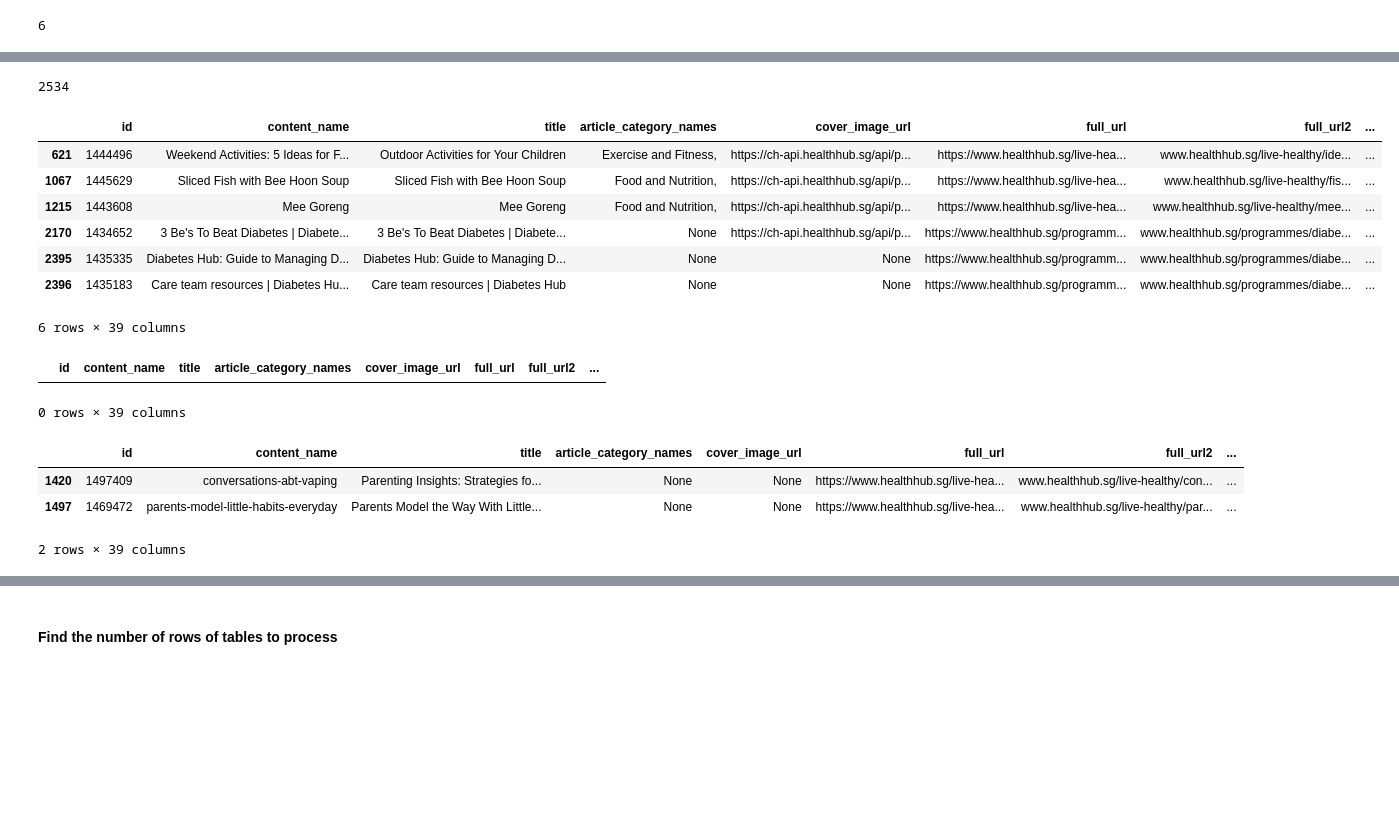
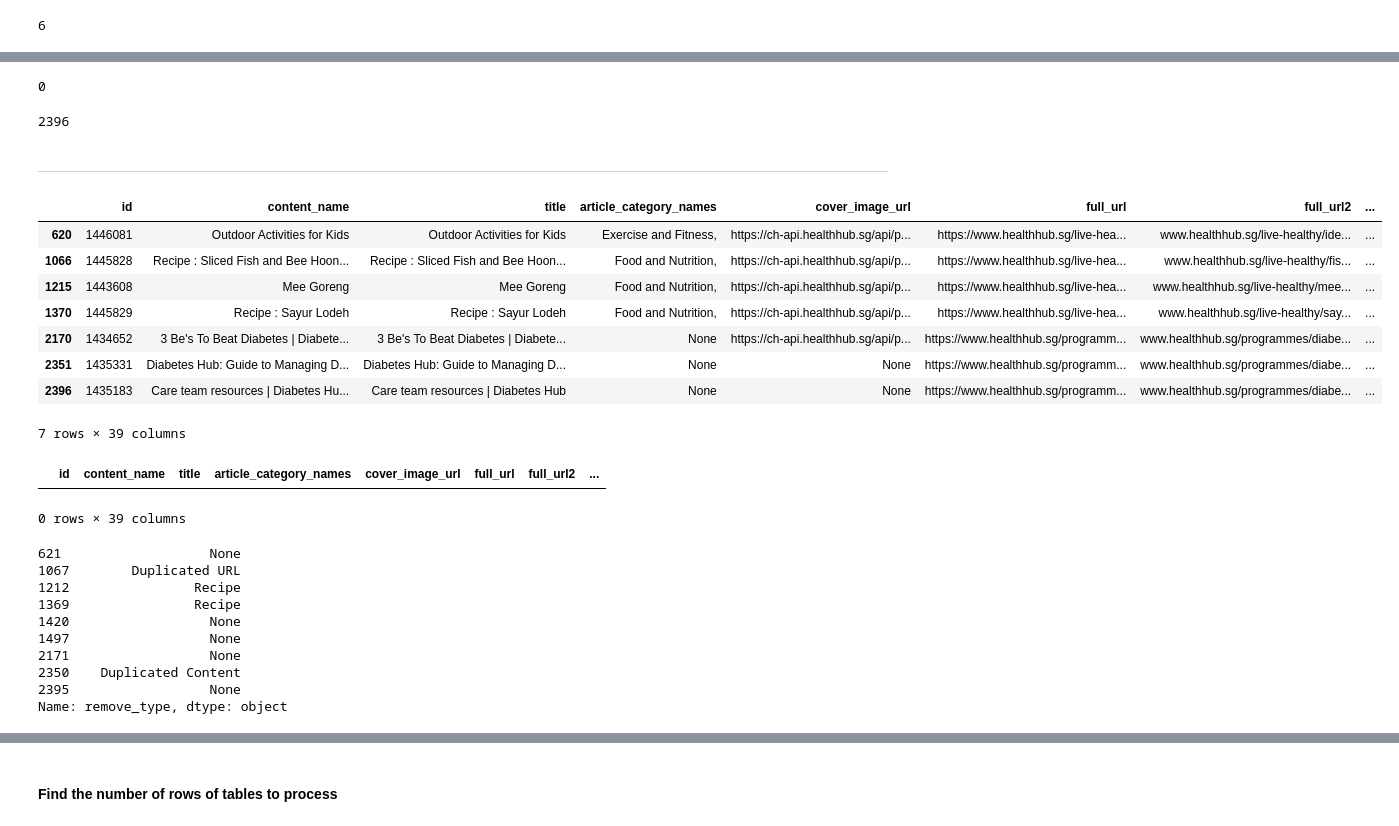
Before and after one commit to Synapxe-DNA/azure-conversational-assistant, a Jupyter notebook: notebooks/azure_data_actual.ipynb, the cells around one changed output, grey strips where cells are left out. Drawn from its saved outputs; the diff is of its cells as text; code cells hidden in the pictures; blank space fills up the shorter version.

Commit message:
Updated azure rag notebooks with testing of URL Error removal

```diff
--- a/notebooks/azure_data_actual.ipynb
+++ b/notebooks/azure_data_actual.ipynb
@@ -58,6 +72,3 @@ df.loc[df["remove_type"] == "No HTML Tags"].shape[0]
-# %%
-# Remove articles with 'No HTML Tags' from the 'remove_type' column
-df = df.loc[df["remove_type"] != "No HTML Tags"]
 # %%
 df.loc[df["remove_type"] == "No HTML Tags"].shape[0]
 # %% [output]
@@ -98,16 +116,29 @@ df.loc[df["remove_type"] == "Multilingual"].shape[0]
+# %%
+# Remove 'URL Error' from 'remove_type' column
+df = df[df["remove_type"] != "URL Error"]
+# %%
+# Check that articles with `URL Error` have been removed
+df.loc[df["remove_type"] == "URL Error"].shape[0]
+# %% [output]
+0
 # %%
 df.shape[0]
 # %% [output]
-2534
+2396
-# %%
-df.loc[df["id"].isin([1444496, 1445828, 1445798, 1444751, 1435183, 1435188, 1434614])]
-# %% [output]
-|  | id | content_name | title | article_category_names | cover_image_url | full_url | full_url2 | ... |
-| 621 | 1444496 | Weekend Activities: 5 Ideas for F... | Outdoor Activities for Your Children | Exercise and Fitness, | https://ch-api.healthhub.sg/api/p... | https://www.healthhub.sg/live-hea... | www.healthhub.sg/live-healthy/ide... | ... |
-| 1067 | 1445629 | Sliced Fish with Bee Hoon Soup | Sliced Fish with Bee Hoon Soup | Food and Nutrition, | https://ch-api.healthhub.sg/api/p... | https://www.healthhub.sg/live-hea... | www.healthhub.sg/live-healthy/fis... | ... |
-| 1215 | 1443608 | Mee Goreng | Mee Goreng | Food and Nutrition, | https://ch-api.healthhub.sg/api/p... | https://www.healthhub.sg/live-hea... | www.healthhub.sg/live-healthy/mee... | ... |
-| 2170 | 1434652 | 3 Be's To Beat Diabetes | Diabete... | 3 Be's To Beat Diabetes | Diabete... | None | https://ch-api.healthhub.sg/api/p... | https://www.healthhub.sg/programm... | www.healthhub.sg/programmes/diabe... | ... |
-| 2395 | 1435335 | Diabetes Hub: Guide to Managing D... | Diabetes Hub: Guide to Managing D... | None | None | https://www.healthhub.sg/programm... | www.healthhub.sg/programmes/diabe... | ... |
-| 2396 | 1435183 | Care team resources | Diabetes Hu... | Care team resources | Diabetes Hub | None | None | https://www.healthhub.sg/programm... | www.healthhub.sg/programmes/diabe... | ... |
-6 rows × 39 columns
+# %% [markdown]
+<hr>
+# %%
+# Blacklist of articles with duplicated URLs to remove
+blacklist = [1446081, 1445828, 1443608, 1445829, 1435183, 1435331, 1434652]
+df.loc[df["id"].isin(blacklist)]
+# %% [output]
+|  | id | content_name | title | article_category_names | cover_image_url | full_url | full_url2 | ... |
+| 620 | 1446081 | Outdoor Activities for Kids | Outdoor Activities for Kids | Exercise and Fitness, | https://ch-api.healthhub.sg/api/p... | https://www.healthhub.sg/live-hea... | www.healthhub.sg/live-healthy/ide... | ... |
+| 1066 | 1445828 | Recipe : Sliced Fish and Bee Hoon... | Recipe : Sliced Fish and Bee Hoon... | Food and Nutrition, | https://ch-api.healthhub.sg/api/p... | https://www.healthhub.sg/live-hea... | www.healthhub.sg/live-healthy/fis... | ... |
+| 1215 | 1443608 | Mee Goreng | Mee Goreng | Food and Nutrition, | https://ch-api.healthhub.sg/api/p... | https://www.healthhub.sg/live-hea... | www.healthhub.sg/live-healthy/mee... | ... |
+| 1370 | 1445829 | Recipe : Sayur Lodeh | Recipe : Sayur Lodeh | Food and Nutrition, | https://ch-api.healthhub.sg/api/p... | https://www.healthhub.sg/live-hea... | www.healthhub.sg/live-healthy/say... | ... |
+| 2170 | 1434652 | 3 Be's To Beat Diabetes | Diabete... | 3 Be's To Beat Diabetes | Diabete... | None | https://ch-api.healthhub.sg/api/p... | https://www.healthhub.sg/programm... | www.healthhub.sg/programmes/diabe... | ... |
+| 2351 | 1435331 | Diabetes Hub: Guide to Managing D... | Diabetes Hub: Guide to Managing D... | None | None | https://www.healthhub.sg/programm... | www.healthhub.sg/programmes/diabe... | ... |
+| 2396 | 1435183 | Care team resources | Diabetes Hu... | Care team resources | Diabetes Hub | None | None | https://www.healthhub.sg/programm... | www.healthhub.sg/programmes/diabe... | ... |
+7 rows × 39 columns
 # %%
@@ -116,15 +147,24 @@ df = df[~df["id"].isin([1444496, 1445828, 1445798, 1444751, 1435183, 1435188, 14
-# %%
-df.loc[df["id"].isin([1444496, 1445828, 1445798, 1444751, 1435183, 1435188, 1434614])]
-# %% [output]
-|  | id | content_name | title | article_category_names | cover_image_url | full_url | full_url2 | ... |
-0 rows × 39 columns
-# %%
-df.loc[df["id"].isin([1495949, 1445972])]
-# %% [output]
-|  | id | content_name | title | article_category_names | cover_image_url | full_url | full_url2 | ... |
-| 1420 | 1497409 | conversations-abt-vaping | Parenting Insights: Strategies fo... | None | None | https://www.healthhub.sg/live-hea... | www.healthhub.sg/live-healthy/con... | ... |
-| 1497 | 1469472 | parents-model-little-habits-everyday | Parents Model the Way With Little... | None | None | https://www.healthhub.sg/live-hea... | www.healthhub.sg/live-healthy/par... | ... |
-2 rows × 39 columns
+# %%
+# Check that the blacklisted duplicated articles have been removed
+df.loc[df["id"].isin(blacklist)]
+# %% [output]
+|  | id | content_name | title | article_category_names | cover_image_url | full_url | full_url2 | ... |
+0 rows × 39 columns
+# %%
+# Whitelist of articles with duplicated content to keep
+whitelist = [1497409, 1469472, 1444496, 1445629, 1445798, 1444751, 1435335, 1435188, 1434614]
+df.loc[df["id"].isin(whitelist)]["remove_type"]
+# %% [output]
+621                   None
+1067        Duplicated URL
+1212                Recipe
+1369                Recipe
+1420                  None
+1497                  None
+2171                  None
+2350    Duplicated Content
+2395                  None
+Name: remove_type, dtype: object
 # %%
 df.loc[df["remove_type"] == "Duplicated Content"].shape[0]
 # %% [output]
```
Also changed, not shown: parts of 33 cells of this notebook, 1 other file.
